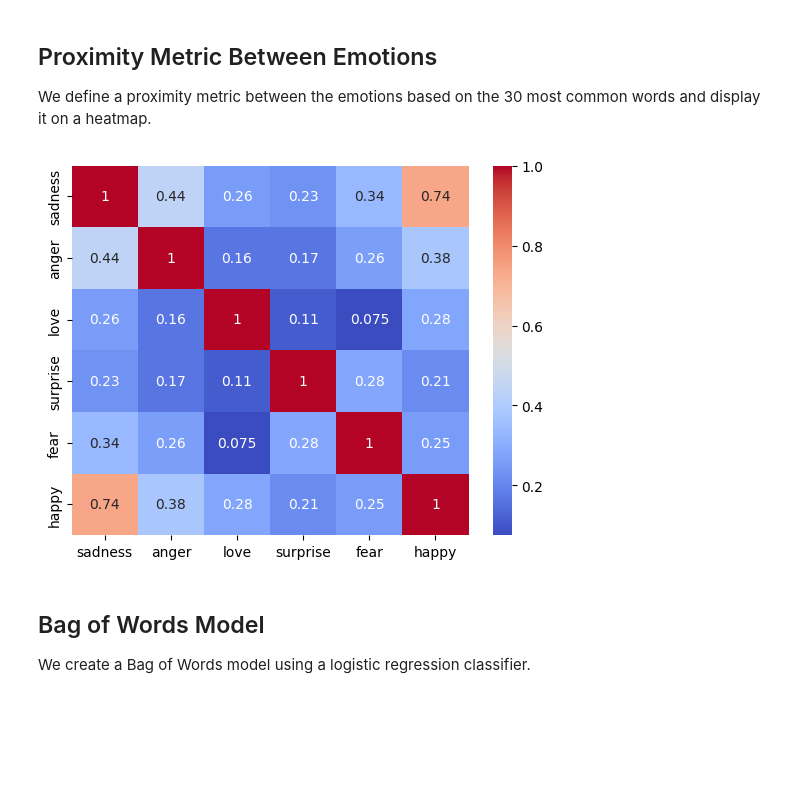
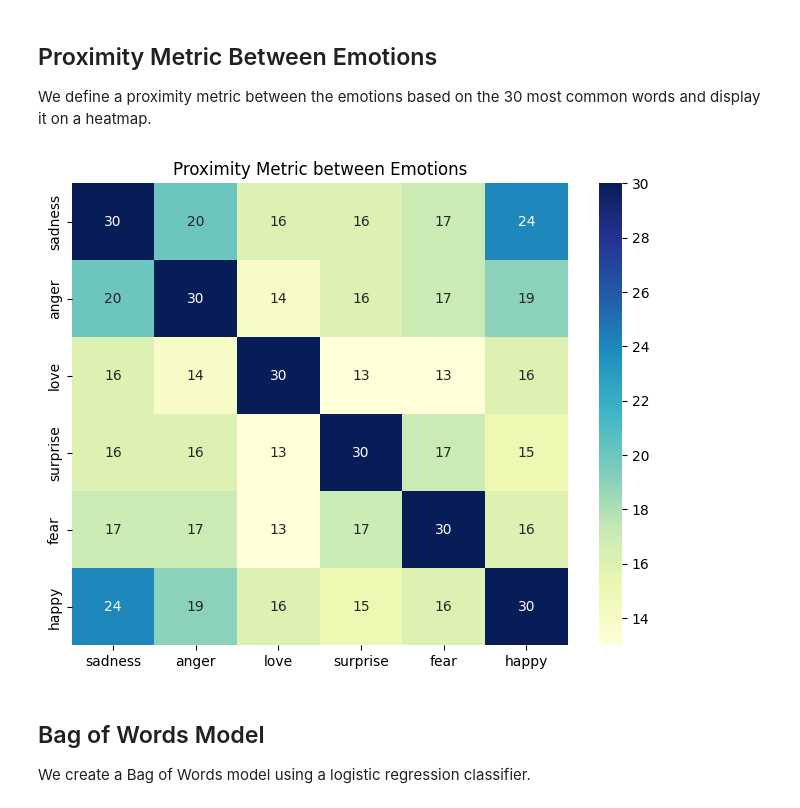
Before and after one commit to DonzerHD/nlp_sentiment, a Jupyter notebook: notebooks/emotion_analysis_notebook.ipynb, the cells around one changed output. Saved outputs shown, nothing was run; the diff lists cells and outputs as text; code cells hidden in the pictures; blank space fills up the shorter version.

```diff
--- a/notebooks/emotion_analysis_notebook.ipynb
+++ b/notebooks/emotion_analysis_notebook.ipynb
@@ -86,21 +86,26 @@ happy: [('people', 266), ('good', 246), ('pretty', 236), ('life', 235), ('love',
 ## Proximity Metric Between Emotions
 
 We define a proximity metric between the emotions based on the 30 most common words and display it on a heatmap.
-# %%
-df_words = pd.DataFrame(index=df['Emotion'].unique(), columns=[word[0] for word in get_most_common_words(df['Text'], 30)])
-for emotion in df['Emotion'].unique():
-    texts = df[df['Emotion'] == emotion]['Text']
-    common_words = get_most_common_words(texts, 30)
-    for word, freq in common_words:
-        df_words.loc[emotion, word] = freq
-
-df_words.fillna(0, inplace=True)
-similarity_matrix = cosine_similarity(df_words.values)
-df_similarity = pd.DataFrame(similarity_matrix, index=df_words.index, columns=df_words.index)
-sns.heatmap(df_similarity, annot=True, cmap='coolwarm')
-plt.show()
-# %% [output]
-[figure, removed]
+# %%
+# Define the list of emotions
+emotions = df['Emotion'].unique()
+
+# Create an empty similarity matrix
+similarity_matrix = pd.DataFrame(0, index=emotions, columns=emotions)
+
+# Calculate the proximity metric based on common words
+for emotion1 in emotions:
+    for emotion2 in emotions:
+        common_words = set([word for word, _ in get_most_common_words(df[df['Emotion'] == emotion1]['Text'], 30)]).intersection([word for word, _ in get_most_common_words(df[df['Emotion'] == emotion2]['Text'], 30)])
+        similarity_matrix.loc[emotion1, emotion2] = len(common_words)
+
+# Plot the similarity matrix as a heatmap
+plt.figure(figsize=(8, 6))
+sns.heatmap(similarity_matrix, annot=True, cmap="YlGnBu")
+plt.title("Proximity Metric between Emotions")
+plt.show()
+# %% [output]
+[figure, added]
 # %% [markdown]
 ## Bag of Words Model
 
```
Also changed, not shown: 3 other files.
